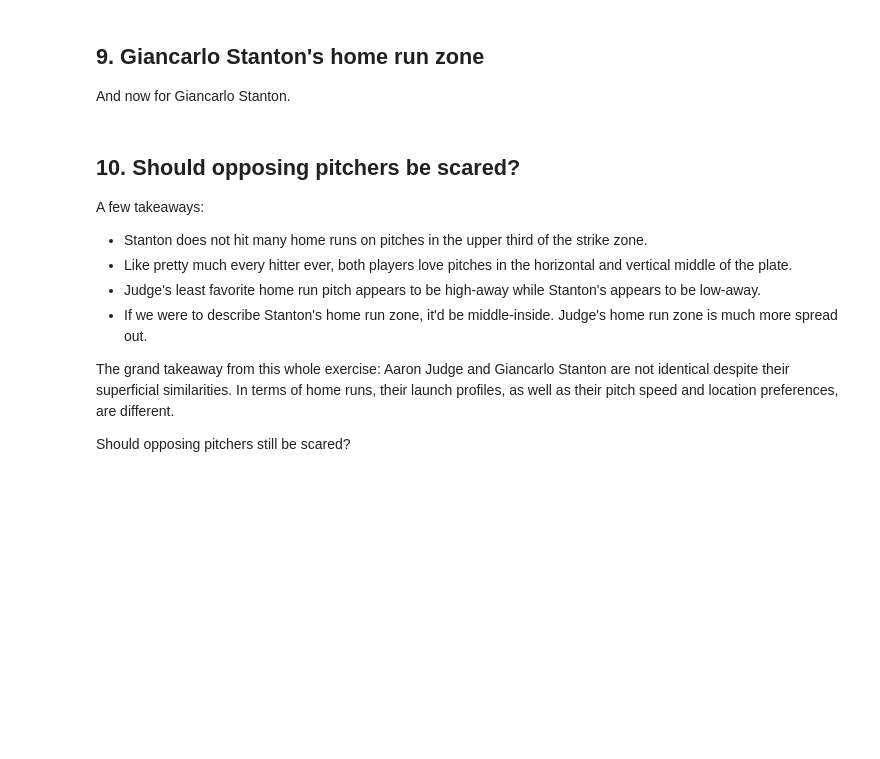
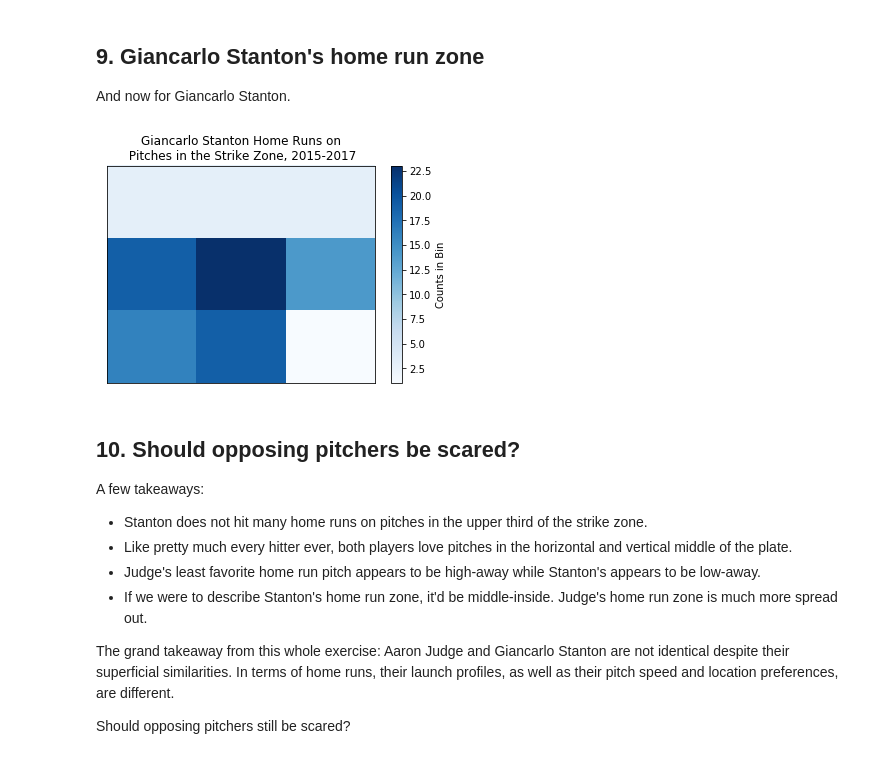
Before and after one commit to ArthurEzenwanne/data-projects, a Jupyter notebook: Baseball_Era_Data_Analysis/baseball_era_data_analysis.ipynb, the cells around one changed output. Saved outputs shown, nothing was run; the diff lists cells and outputs as text; code cells hidden in the pictures; blank space fills up the shorter version.

```diff
--- a/Baseball_Era_Data_Analysis/baseball_era_data_analysis.ipynb
+++ b/Baseball_Era_Data_Analysis/baseball_era_data_analysis.ipynb
@@ -168,18 +205,20 @@ cb.set_label('Counts in Bin')
 # %%
 # Zones 11, 12, 13, and 14 are to be ignored for plotting simplicity
 stanton_strike_hr = stanton_hr.copy().loc[stanton_hr.zone <= 9]
 
 # Assign Cartesian coordinates to pitches in the strike zone for Stanton home runs
-# ... YOUR CODE FOR TASK 9 ...
-# ... YOUR CODE FOR TASK 9 ...
+stanton_strike_hr['zone_x'] = stanton_strike_hr.apply(assign_x_coord, axis=1)
+stanton_strike_hr['zone_y'] = stanton_strike_hr.apply(assign_y_coord, axis=1)
 
 # Plot Stanton's home run zone as a 2D histogram with a colorbar
-# ... YOUR CODE FOR TASK 9 ...
+plt.hist2d(stanton_strike_hr['zone_x'], stanton_strike_hr['zone_y'], bins=3, cmap='Blues')
 plt.title('Giancarlo Stanton Home Runs on\n Pitches in the Strike Zone, 2015-2017')
 plt.gca().get_xaxis().set_visible(False)
 plt.gca().get_yaxis().set_visible(False)
 cb = plt.colorbar()
 cb.set_label('Counts in Bin')
+# %% [output]
+[figure, added]
 # %% [markdown]
 ## 10. Should opposing pitchers be scared?
 <p>A few takeaways:</p>
```
Also changed, not shown: parts of 7 cells of this notebook.
